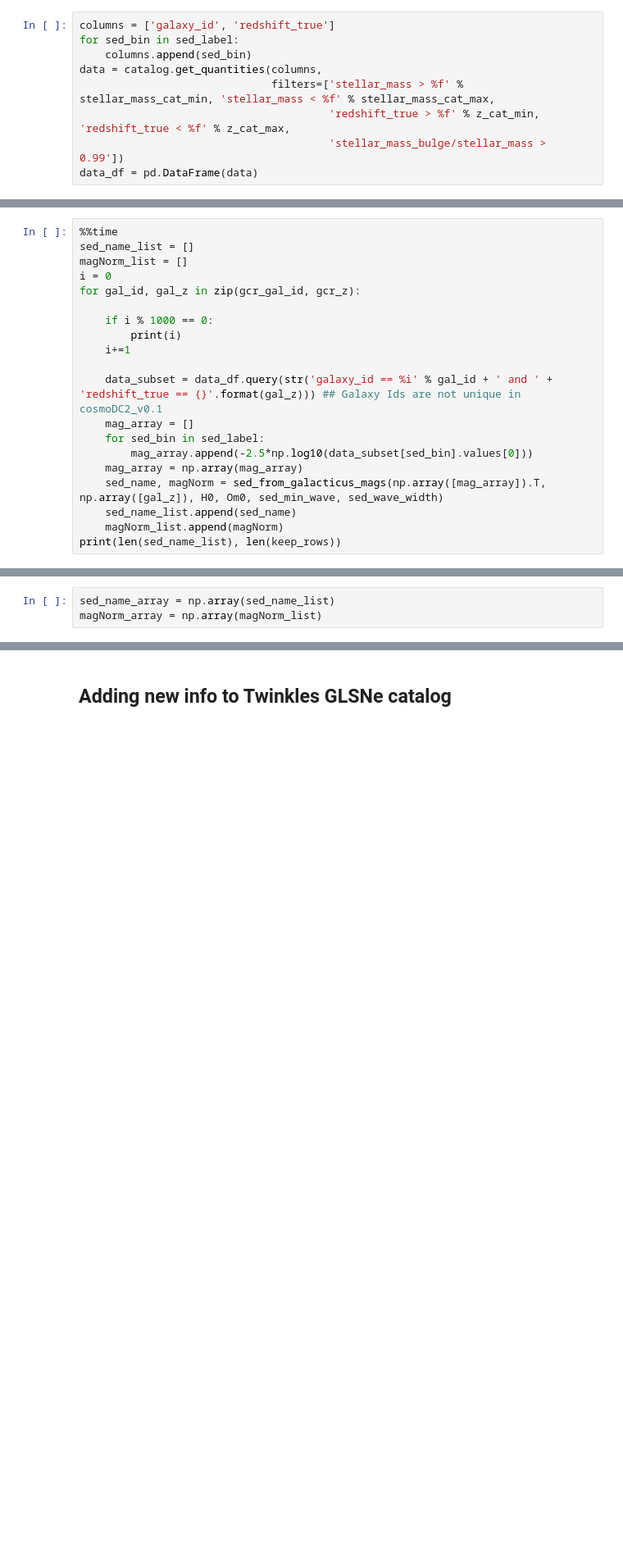
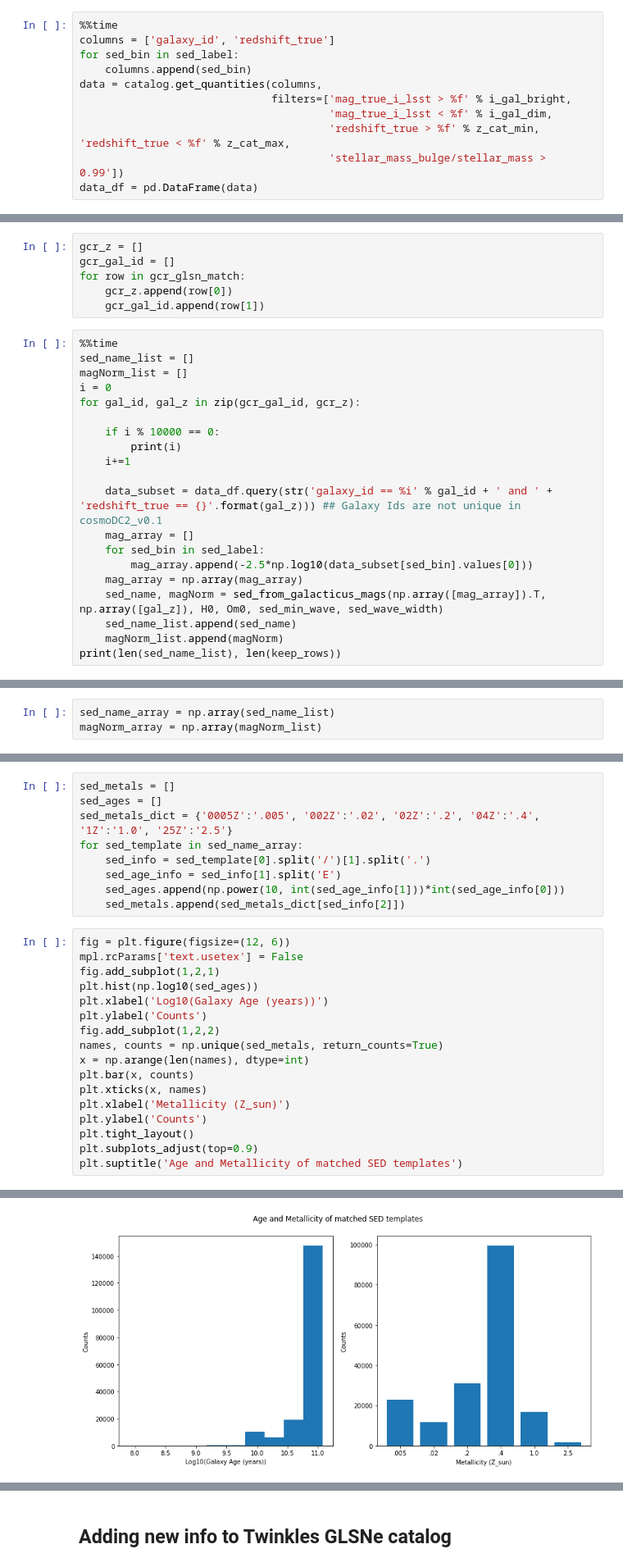
Before and after one commit to LSSTDESC/Twinkles, a Jupyter notebook: examples/notebooks/MatchingLensGalaxies-SN.ipynb, the cells around one changed output, grey strips where cells are left out. Shown at 82% size. Saved outputs shown, nothing was run; the diff lists cells and outputs as text; blank space fills up the shorter version.

```diff
--- a/examples/notebooks/MatchingLensGalaxies-SN.ipynb
+++ b/examples/notebooks/MatchingLensGalaxies-SN.ipynb
@@ -761,11 +252,13 @@ for i in zip(sed_label, sed_min_wave, sed_wave_width):
 del(data)
 del(data_df)
 # %%
+%%time
 columns = ['galaxy_id', 'redshift_true']
 for sed_bin in sed_label:
     columns.append(sed_bin)
 data = catalog.get_quantities(columns,
-                              filters=['stellar_mass > %f' % stellar_mass_cat_min, 'stellar_mass < %f' % stellar_mass_cat_max,
+                              filters=['mag_true_i_lsst > %f' % i_gal_bright,
+                                       'mag_true_i_lsst < %f' % i_gal_dim,
                                        'redshift_true > %f' % z_cat_min, 'redshift_true < %f' % z_cat_max,
                                        'stellar_mass_bulge/stellar_mass > 0.99'])
 data_df = pd.DataFrame(data)
@@ -772,3 +268,9 @@ data_df = pd.DataFrame(data)
+# %%
+gcr_z = []
+gcr_gal_id = []
+for row in gcr_glsn_match:
+    gcr_z.append(row[0])
+    gcr_gal_id.append(row[1])
 # %%
 %%time
 sed_name_list = []
@@ -776,7 +278,7 @@ magNorm_list = []
 i = 0
 for gal_id, gal_z in zip(gcr_gal_id, gcr_z):
 
-    if i % 1000 == 0:
+    if i % 10000 == 0:
         print(i)
     i+=1
 
@@ -799,0 +355,27 @@ magNorm_array = np.array(magNorm_list)
+# %%
+sed_metals = []
+sed_ages = []
+sed_metals_dict = {'0005Z':'.005', '002Z':'.02', '02Z':'.2', '04Z':'.4', '1Z':'1.0', '25Z':'2.5'}
+for sed_template in sed_name_array:
+    sed_info = sed_template[0].split('/')[1].split('.')
+    sed_age_info = sed_info[1].split('E')
+    sed_ages.append(np.power(10, int(sed_age_info[1]))*int(sed_age_info[0]))
+    sed_metals.append(sed_metals_dict[sed_info[2]])
+# %%
+fig = plt.figure(figsize=(12, 6))
+mpl.rcParams['text.usetex'] = False
+fig.add_subplot(1,2,1)
+plt.hist(np.log10(sed_ages))
+plt.xlabel('Log10(Galaxy Age (years))')
+plt.ylabel('Counts')
+fig.add_subplot(1,2,2)
+names, counts = np.unique(sed_metals, return_counts=True)
+x = np.arange(len(names), dtype=int)
+plt.bar(x, counts)
+plt.xticks(x, names)
+plt.xlabel('Metallicity (Z_sun)')
+plt.ylabel('Counts')
+plt.tight_layout()
+plt.subplots_adjust(top=0.9)
+plt.suptitle('Age and Metallicity of matched SED templates')
+# %% [output]
@@ -799,0 +383 @@ magNorm_array = np.array(magNorm_list)
+[figure, added]
```
Also changed, not shown: parts of 85 cells of this notebook.
